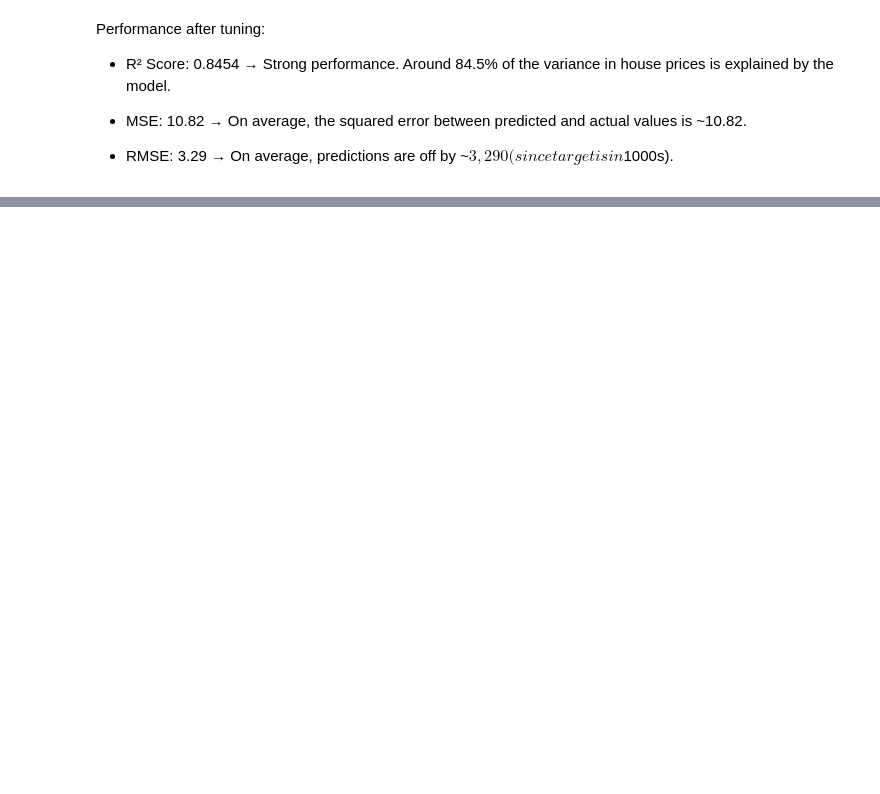
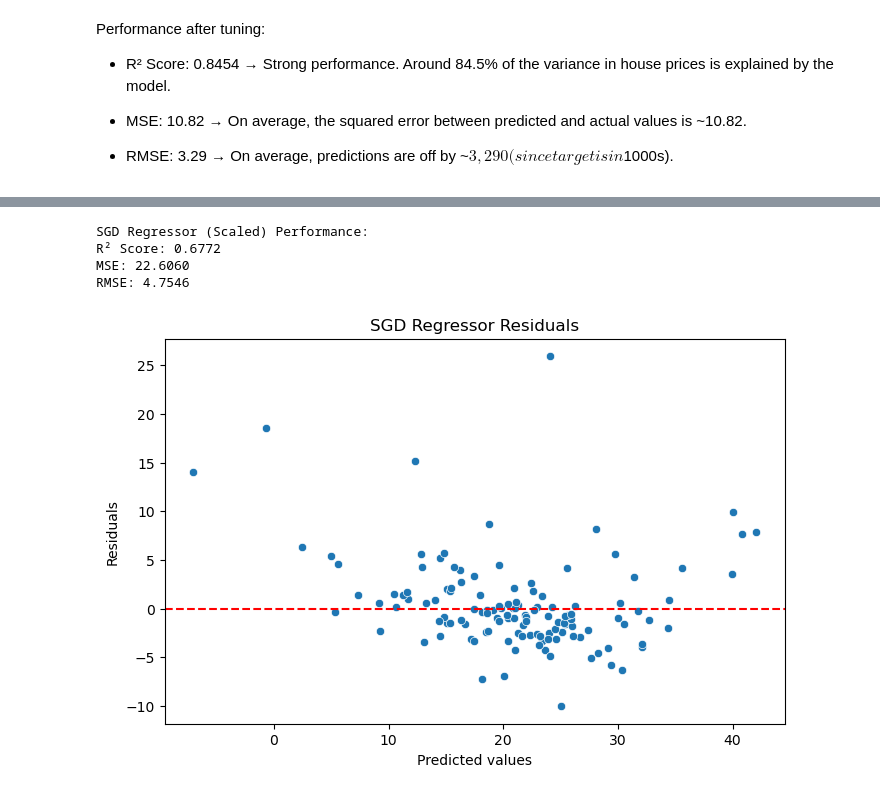
Before and after one commit to anesriad/YT_tutorials, a Jupyter notebook: python_learning/linear_regression_lasso_ridge_residues.ipynb, the cells around one changed output, grey strips where cells are left out. Cells and saved outputs as stored; diff of their text form; code cells hidden in the pictures; blank space fills up the shorter version.

Commit message:
added bias_variance tradeoff and gradient descent SGDRgressor test

```diff
--- a/python_learning/linear_regression_lasso_ridge_residues.ipynb
+++ b/python_learning/linear_regression_lasso_ridge_residues.ipynb
@@ -517,0 +533,43 @@ plt.show()
+# %%
+from sklearn.preprocessing import StandardScaler
+from sklearn.linear_model import SGDRegressor
+
+#### Scaling feature was a necessary step for SGDRegressor to perform well, as it is sensitive to feature scaling.  #####
+
+# Standardize features
+scaler = StandardScaler()
+X_train_scaled = scaler.fit_transform(X_train)
+X_test_scaled = scaler.transform(X_test)
+
+# Fit SGDRegressor on scaled data
+sgd_model = SGDRegressor(
+    max_iter=1000,
+    tol=1e-3,
+    penalty=None,
+    eta0=0.01,
+    learning_rate='constant',
+    random_state=42
+)
+
+sgd_model.fit(X_train_scaled, y_train)
+
+# Predict and evaluate
+sgd_pred = sgd_model.predict(X_test_scaled)
+evaluate_model(y_test, sgd_pred, "SGD Regressor (Scaled)")
+# %% [output]
+SGD Regressor (Scaled) Performance:
+R² Score: 0.6772
+MSE: 22.6060
+RMSE: 4.7546
+# %%
+sgd_residuals = y_test - sgd_pred
+
+plt.figure(figsize=(8, 5))
+sns.scatterplot(x=sgd_pred, y=sgd_residuals)
+plt.axhline(0, color='red', linestyle='--')
+plt.xlabel("Predicted values")
+plt.ylabel("Residuals")
+plt.title("SGD Regressor Residuals")
+plt.show()
+# %% [output]
+[figure, added]
```
Also changed, not shown: parts of 10 cells of this notebook.
